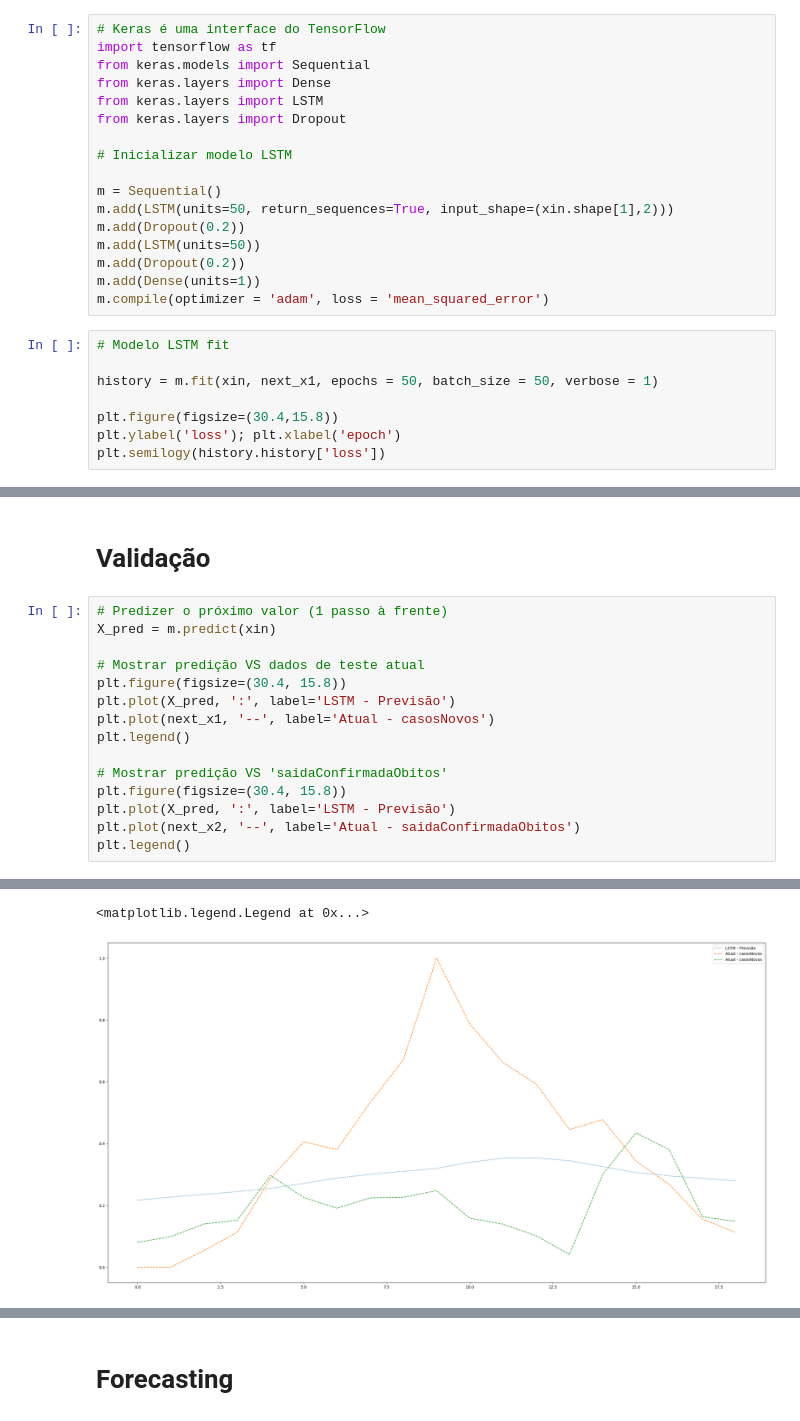
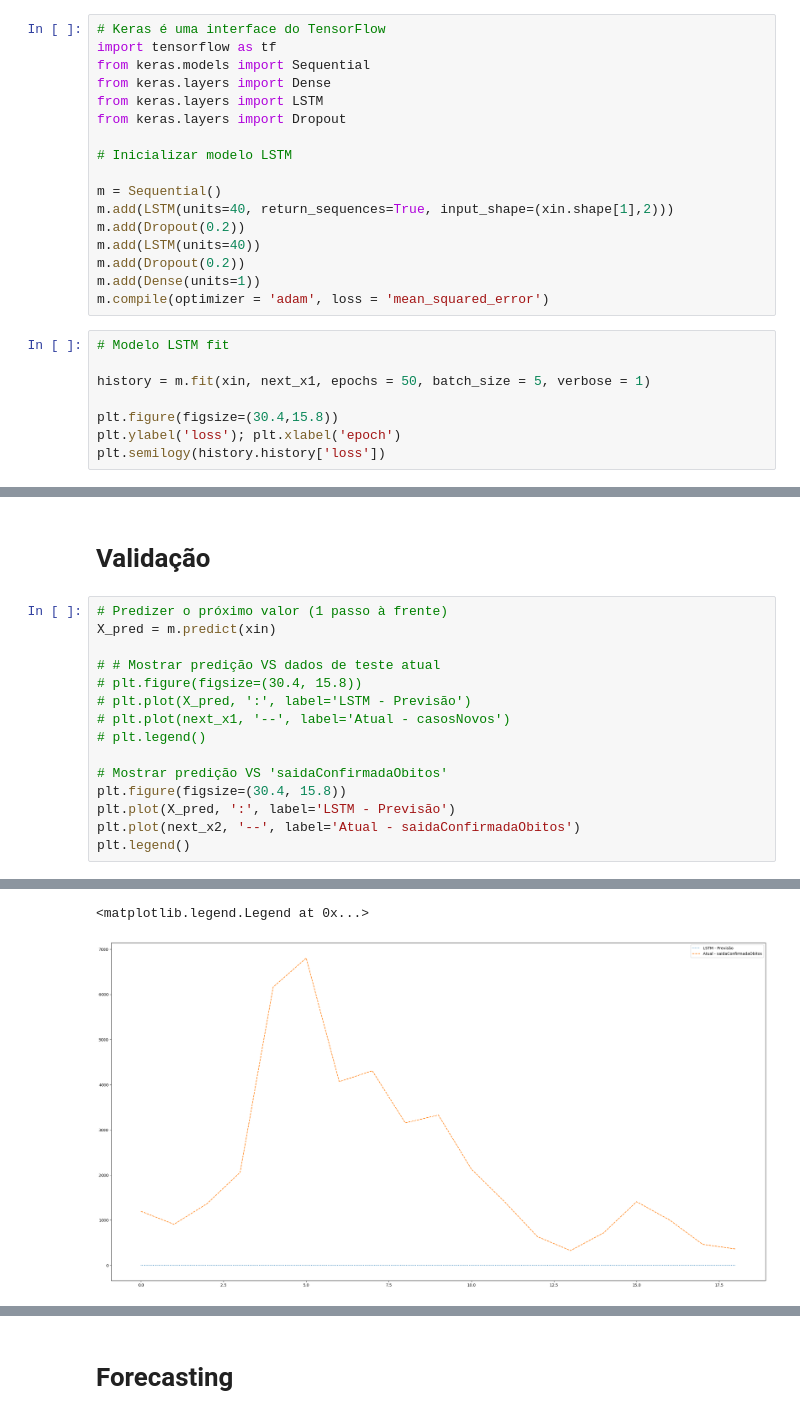
Before and after one commit to laysfreitas/Covid_Dados, a Jupyter notebook: LSTM_Covid_19.ipynb, the cells around one changed output, grey strips where cells are left out. Drawn from its saved outputs; the diff is of its cells as text.

```diff
--- a/LSTM_Covid_19.ipynb
+++ b/LSTM_Covid_19.ipynb
@@ -80,16 +80,16 @@ from keras.layers import Dropout
 # Inicializar modelo LSTM
 
 m = Sequential()
-m.add(LSTM(units=50, return_sequences=True, input_shape=(xin.shape[1],2)))
+m.add(LSTM(units=40, return_sequences=True, input_shape=(xin.shape[1],2)))
 m.add(Dropout(0.2))
-m.add(LSTM(units=50))
+m.add(LSTM(units=40))
 m.add(Dropout(0.2))
 m.add(Dense(units=1))
 m.compile(optimizer = 'adam', loss = 'mean_squared_error')
 # %%
 # Modelo LSTM fit
 
-history = m.fit(xin, next_x1, epochs = 50, batch_size = 50, verbose = 1)
+history = m.fit(xin, next_x1, epochs = 50, batch_size = 5, verbose = 1)
 
 plt.figure(figsize=(30.4,15.8))
 plt.ylabel('loss'); plt.xlabel('epoch')
@@ -120,11 +120,11 @@ Epoch 50/50
 # Predizer o próximo valor (1 passo à frente)
 X_pred = m.predict(xin)
 
-# Mostrar predição VS dados de teste atual
-plt.figure(figsize=(30.4, 15.8))
-plt.plot(X_pred, ':', label='LSTM - Previsão')
-plt.plot(next_x1, '--', label='Atual - casosNovos')
-plt.legend()
+# # Mostrar predição VS dados de teste atual
+# plt.figure(figsize=(30.4, 15.8))
+# plt.plot(X_pred, ':', label='LSTM - Previsão')
+# plt.plot(next_x1, '--', label='Atual - casosNovos')
+# plt.legend()
 
 # Mostrar predição VS 'saidaConfirmadaObitos'
 plt.figure(figsize=(30.4, 15.8))
@@ -136,2 +136,2 @@ plt.legend()
 <matplotlib.legend.Legend at 0x...>
-[figure, old version]
+[figure, new version]
```
Also changed, not shown: parts of 3 cells of this notebook.
